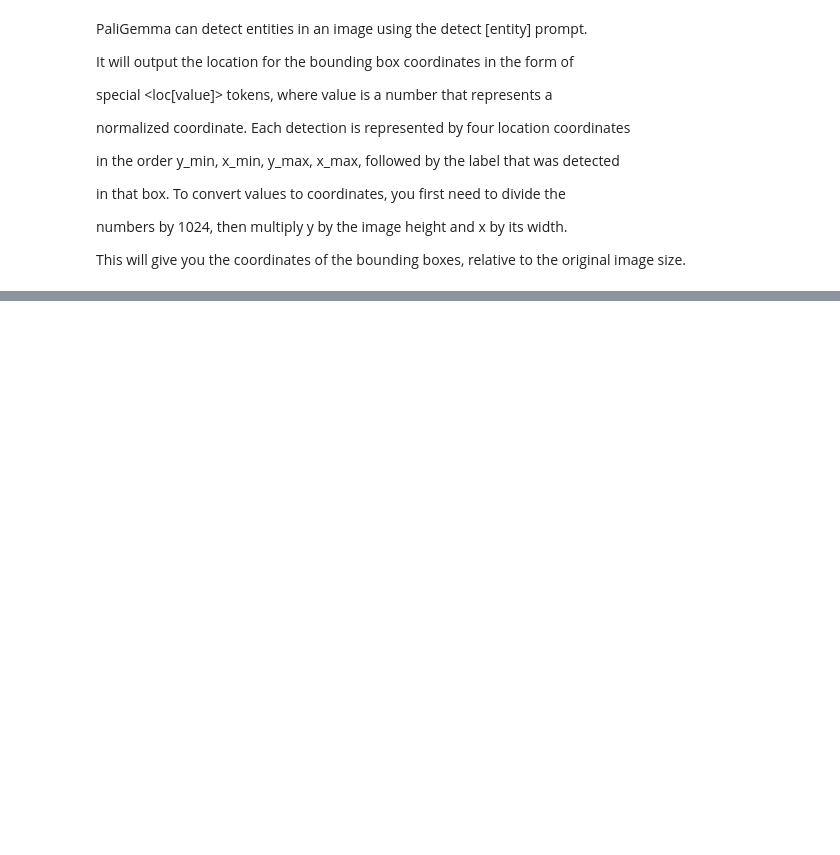
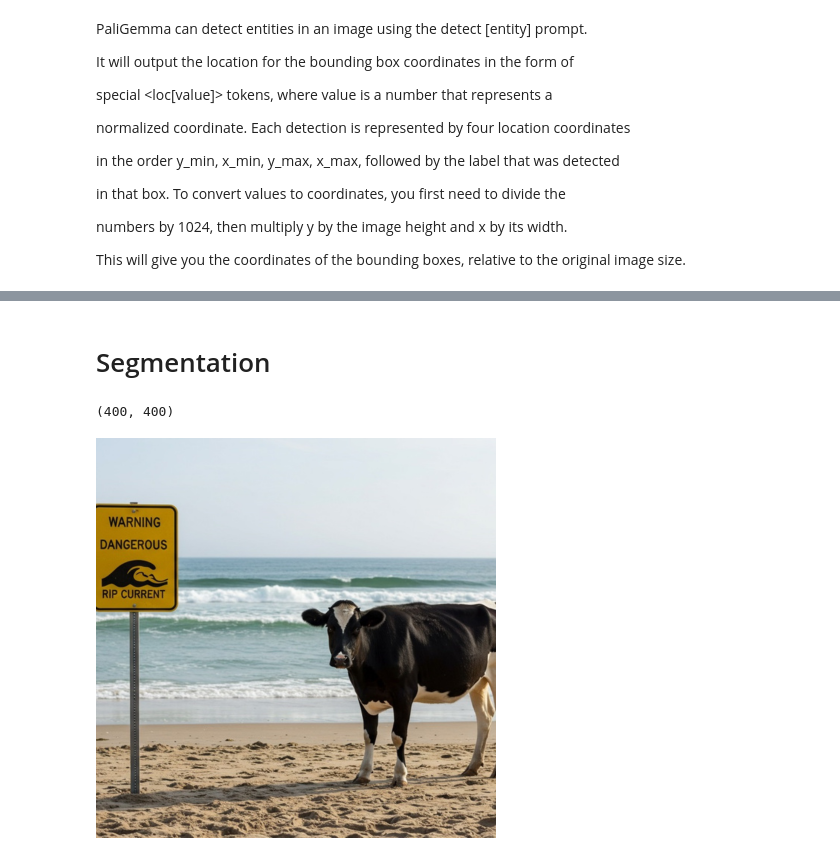
Before and after one commit to JoeJoe1313/LLMs-Journey, a Jupyter notebook: VLMs/paligemma_2_mix.ipynb, the cells around one changed output, grey strips where cells are left out. Cells and saved outputs as stored; diff of their text form; code cells hidden in the pictures; blank space fills up the shorter version.

```diff
--- a/VLMs/paligemma_2_mix.ipynb
+++ b/VLMs/paligemma_2_mix.ipynb
@@ -132,0 +141,2 @@ plot_image_with_bboxes(image_path, bboxes=objects_data)
+# %% [markdown]
+# Segmentation
@@ -132,0 +161,4 @@ plot_image_with_bboxes(image_path, bboxes=objects_data)
+# %%
+MODEL_PATH = "mlx-community/paligemma2-3b-mix-448-bf16"
+IMAGE_PATH = "../images/cow.png"
+_KNOWN_MODELS = {"oi": "gs://big_vision/paligemma/vae-oid.npz"}
@@ -132,0 +330,9 @@ plot_image_with_bboxes(image_path, bboxes=objects_data)
+# %%
+image = load_image(IMAGE_PATH)
+image.size
+# %% [output]
+(400, 400)
+# %%
+image
+# %% [output]
+[figure, added]
```
Also changed, not shown: parts of 34 cells of this notebook.
